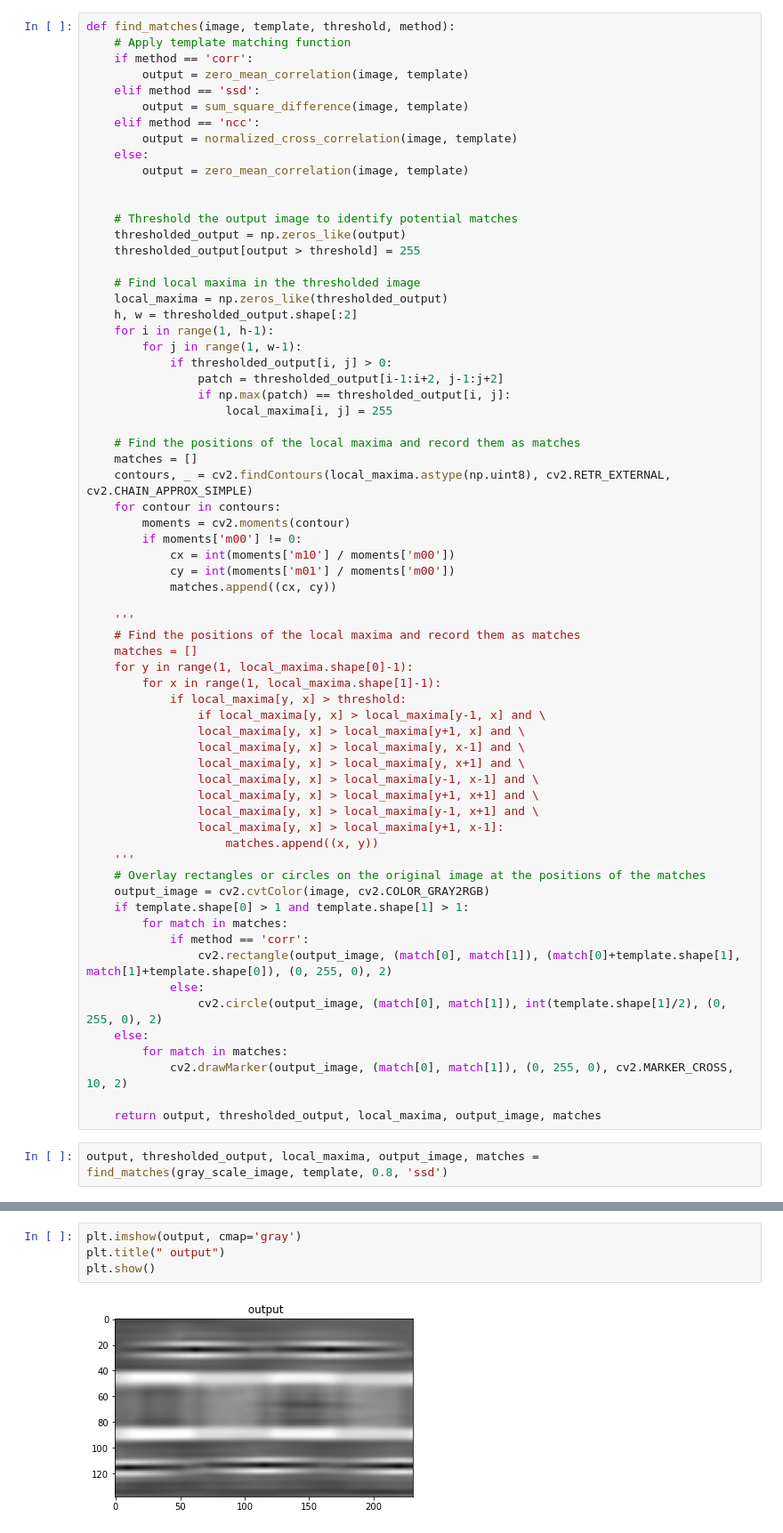
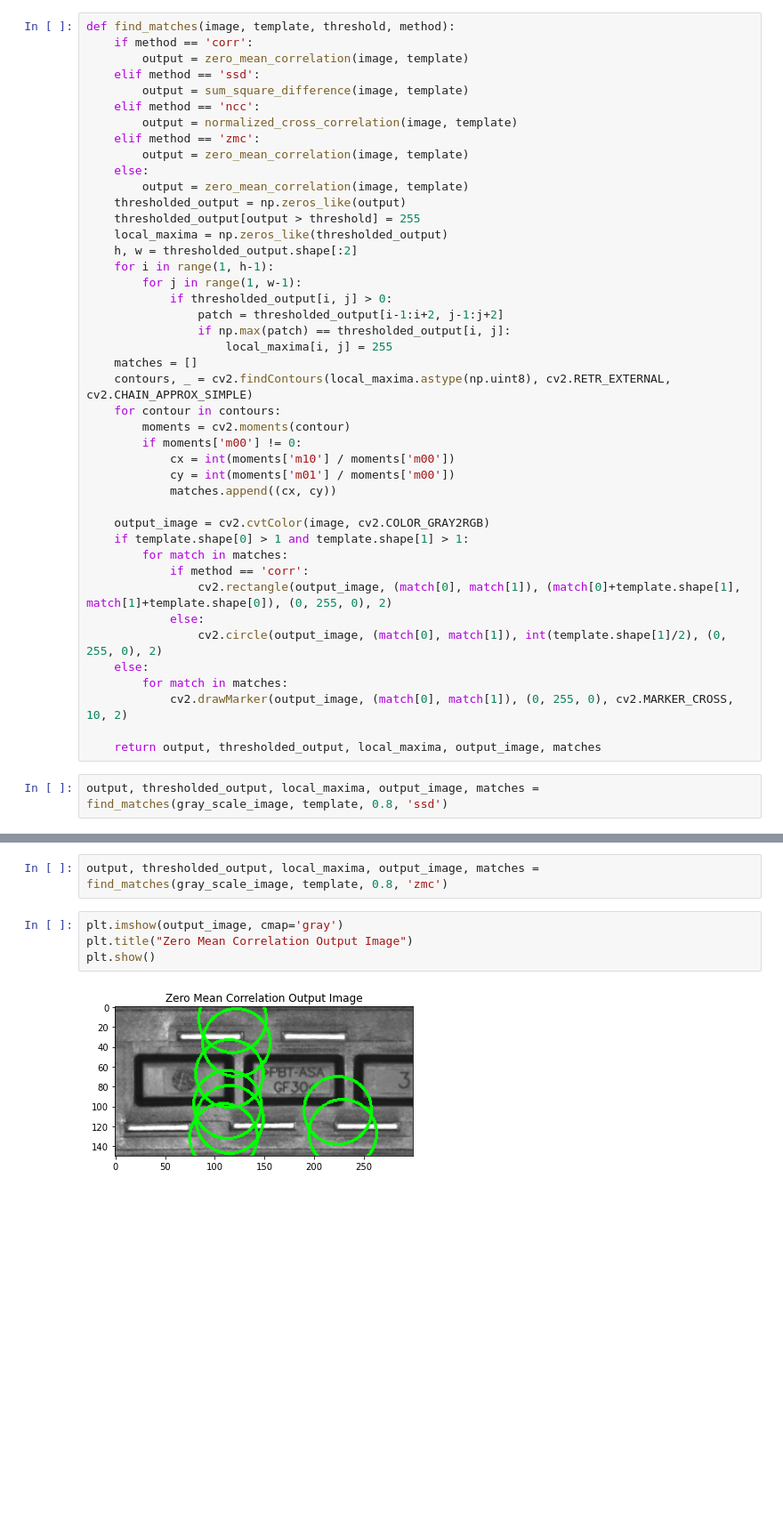
Before and after one commit to kemaldemirel1999/template-matching-and-gaussian-prefiltering, a Jupyter notebook: soru2.ipynb, the cells around one changed output, grey strips where cells are left out. Shown at 89% size. Saved outputs shown, nothing was run; the diff lists cells and outputs as text; blank space fills up the shorter version.

```diff
--- a/soru2.ipynb
+++ b/soru2.ipynb
@@ -193,22 +187,18 @@ Text(0.5, 1.0, 'Sum Square Difference')
 ## 7- After applying the template matching function, you will have an output image where each pixel represents the similarity measure between the template and the image at that location. To identify the matches, you can apply a threshold to the output image and then find the local maxima.
 # %%
 def find_matches(image, template, threshold, method):
-    # Apply template matching function
     if method == 'corr':
         output = zero_mean_correlation(image, template)
     elif method == 'ssd':
         output = sum_square_difference(image, template)
     elif method == 'ncc':
         output = normalized_cross_correlation(image, template)
+    elif method == 'zmc':
+        output = zero_mean_correlation(image, template)
     else:
         output = zero_mean_correlation(image, template)
-
-
-    # Threshold the output image to identify potential matches
     thresholded_output = np.zeros_like(output)
     thresholded_output[output > threshold] = 255
-
-    # Find local maxima in the thresholded image
     local_maxima = np.zeros_like(thresholded_output)
     h, w = thresholded_output.shape[:2]
     for i in range(1, h-1):
@@ -217,8 +207,6 @@ def find_matches(image, template, threshold, method):
                 patch = thresholded_output[i-1:i+2, j-1:j+2]
                 if np.max(patch) == thresholded_output[i, j]:
                     local_maxima[i, j] = 255
-
-    # Find the positions of the local maxima and record them as matches
     matches = []
     contours, _ = cv2.findContours(local_maxima.astype(np.uint8), cv2.RETR_EXTERNAL, cv2.CHAIN_APPROX_SIMPLE)
     for contour in contours:
@@ -228,23 +216,6 @@ def find_matches(image, template, threshold, method):
             cy = int(moments['m01'] / moments['m00'])
             matches.append((cx, cy))
 
-    '''
-    # Find the positions of the local maxima and record them as matches
-    matches = []
-    for y in range(1, local_maxima.shape[0]-1):
-        for x in range(1, local_maxima.shape[1]-1):
-            if local_maxima[y, x] > threshold:
-                if local_maxima[y, x] > local_maxima[y-1, x] and \
-                local_maxima[y, x] > local_maxima[y+1, x] and \
-                local_maxima[y, x] > local_maxima[y, x-1] and \
-                local_maxima[y, x] > local_maxima[y, x+1] and \
-                local_maxima[y, x] > local_maxima[y-1, x-1] and \
-                local_maxima[y, x] > local_maxima[y+1, x+1] and \
-                local_maxima[y, x] > local_maxima[y-1, x+1] and \
-                local_maxima[y, x] > local_maxima[y+1, x-1]:
-                    matches.append((x, y))
-    '''
-    # Overlay rectangles or circles on the original image at the positions of the matches
     output_image = cv2.cvtColor(image, cv2.COLOR_GRAY2RGB)
     if template.shape[0] > 1 and template.shape[1] > 1:
         for match in matches:
@@ -268,6 +255,8 @@ plt.show()
+# %%
+output, thresholded_output, local_maxima, output_image, matches = find_matches(gray_scale_image, template, 0.8, 'zmc')
 # %%
-plt.imshow(output, cmap='gray')
-plt.title(" output")
+plt.imshow(output_image, cmap='gray')
+plt.title("Zero Mean Correlation Output Image")
 plt.show()
 # %% [output]
-[figure, old version]
+[figure, new version]
```
Also changed, not shown: parts of 6 cells of this notebook.
